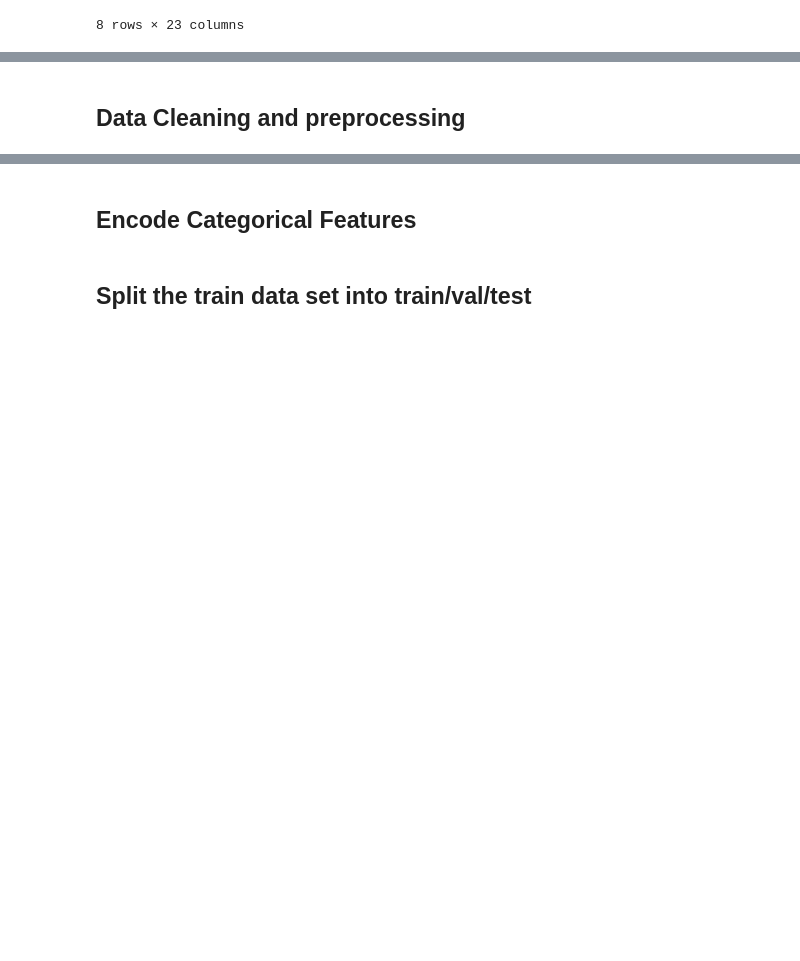
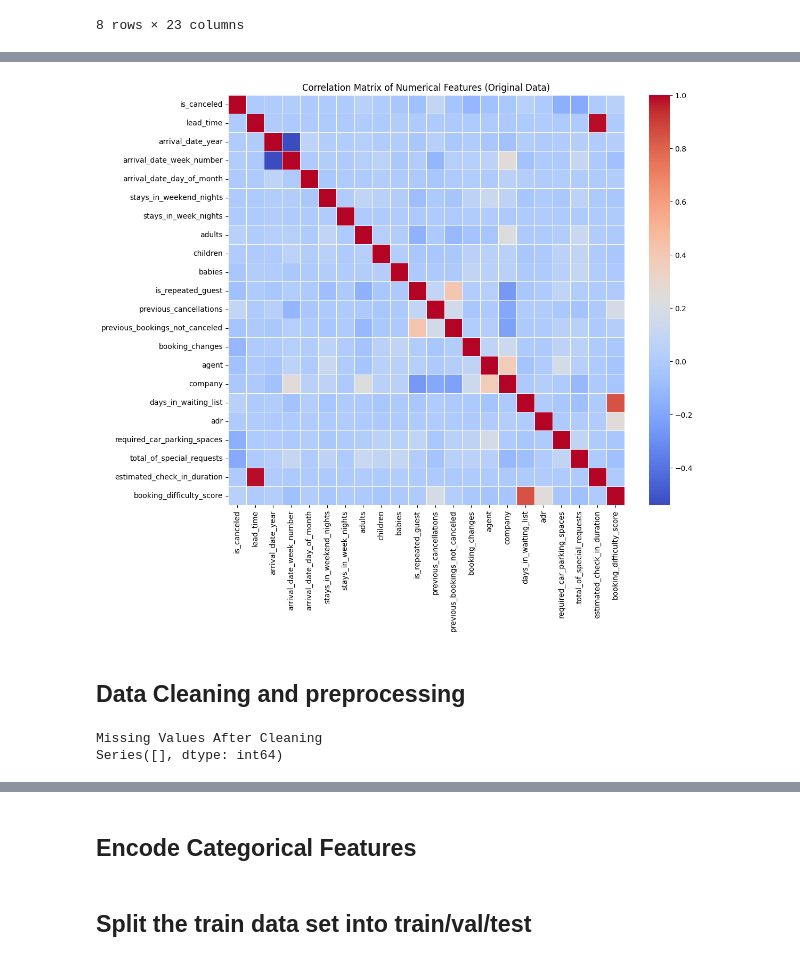
Before and after one commit to Yevheniia-Rudenko/redi_school_ML_AI, a Jupyter notebook: final_project/simple_logistic_regression.ipynb, the cells around one changed output, grey strips where cells are left out. Cells and saved outputs as stored; diff of their text form; code cells hidden in the pictures; blank space fills up the shorter version.

```diff
--- a/final_project/simple_logistic_regression.ipynb
+++ b/final_project/simple_logistic_regression.ipynb
@@ -76,3 +84,13 @@ dtype: int64
+# %%
+#Correlation Matrix of Numerical Features (Before Cleaning) ---
+# Select only numerical columns for correlation
+numerical_df_initial = df_train.select_dtypes(include=['float64', 'int64']).drop(columns=['id'], errors='ignore')
+plt.figure(figsize=(12, 10))
+sns.heatmap(numerical_df_initial.corr(), annot=False, cmap='coolwarm', fmt=".2f", linewidths=.5)
+plt.title('Correlation Matrix of Numerical Features (Original Data)')
+plt.show()
+# %% [output]
+[figure, added]
 # %% [markdown]
 ## Data Cleaning and preprocessing
 # %%
@@ -121,6 +147,13 @@ def clean_data(df):
 # Clean both train and test
 df_train = clean_data(df_train)
 df_test = clean_data(df_test)
+# %%
+print("Missing Values After Cleaning")
+missing_values_cleaned = df_train.isnull().sum().sort_values(ascending=False)
+print(missing_values_cleaned[missing_values_cleaned > 0]) # Should be empty for cleaned columns
+# %% [output]
+Missing Values After Cleaning
+Series([], dtype: int64)
 # %%
 # Outlier Removal
 def remove_outliers(df, columns, threshold=2.0):
```
Also changed, not shown: parts of 27 cells of this notebook, 7 other files.
